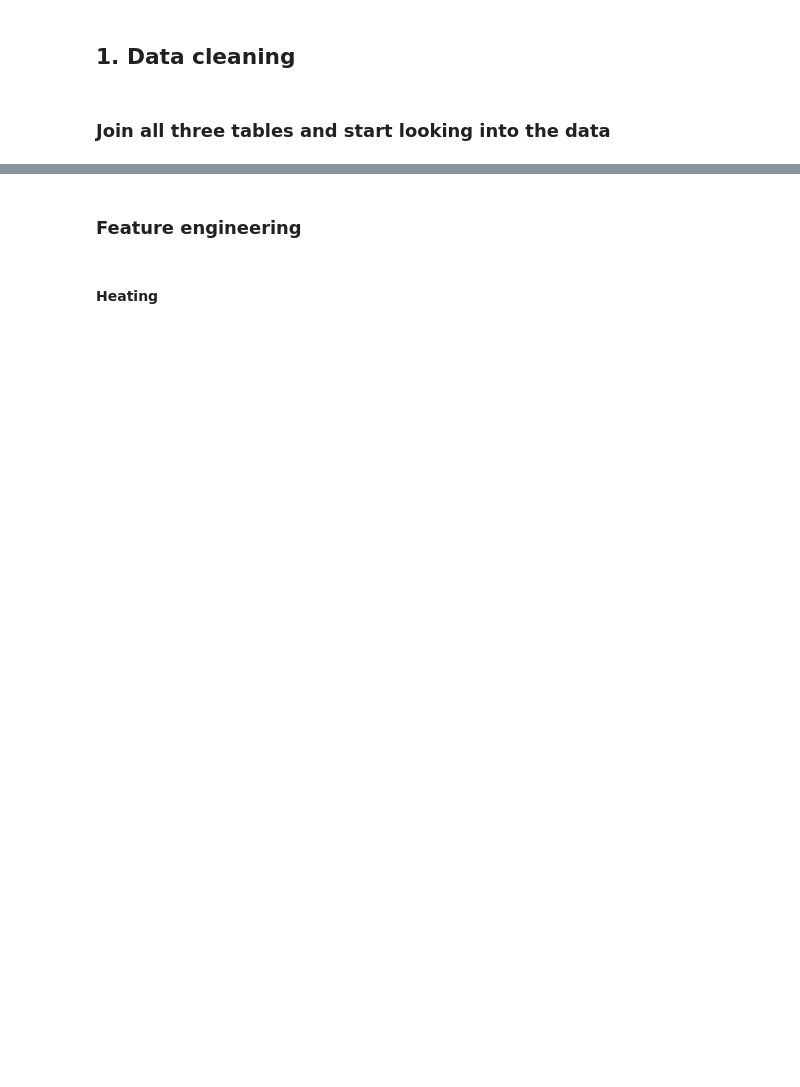
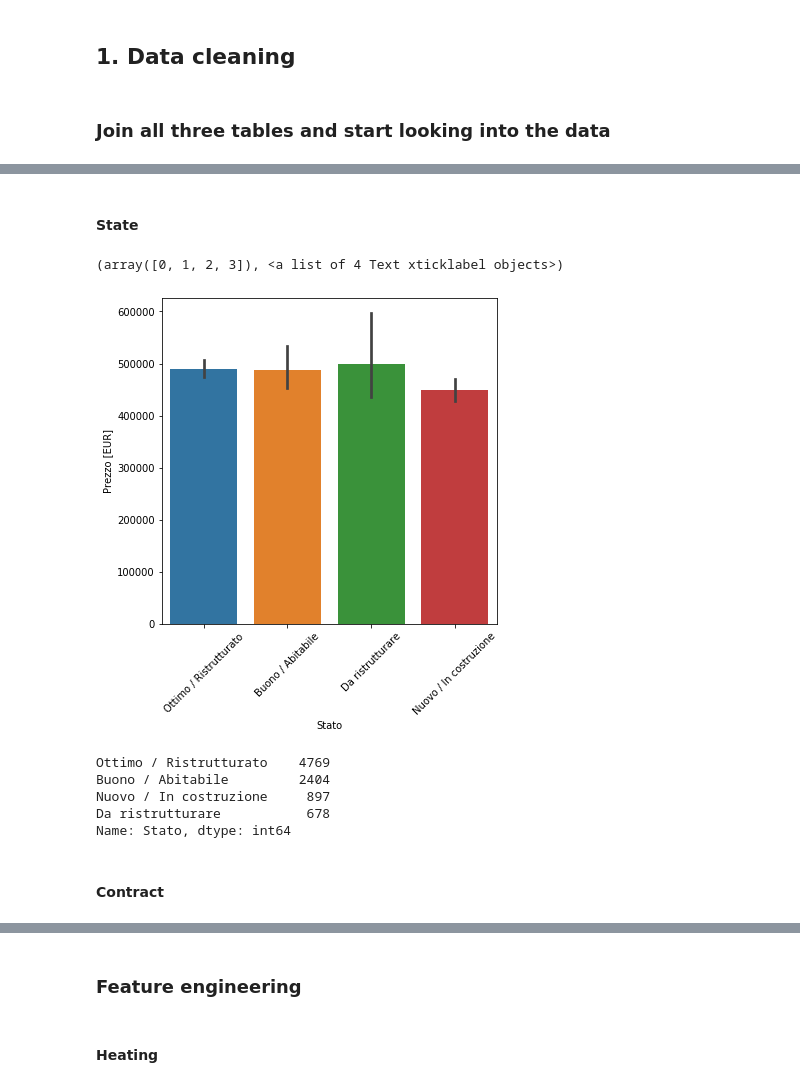
Before and after one commit to LazyEval/housing-prices-firenze, a Jupyter notebook: notebooks/1.0-LazyEval-data-cleaning.ipynb, the cells around one changed output, grey strips where cells are left out. Cells and saved outputs as stored; diff of their text form; code cells hidden in the pictures; blank space fills up the shorter version.

```diff
--- a/notebooks/1.0-LazyEval-data-cleaning.ipynb
+++ b/notebooks/1.0-LazyEval-data-cleaning.ipynb
@@ -155,0 +116,14 @@ df['Prezzo [EUR]'].mean()
+# %%
+def extract_area(row):
+    try:
+        if '\|' in row['Superficie']:
+            row['Superficie [m2]'] = float(re.search('(\d+\.?\d*)',
+                                                   row['Superficie'].split('\|')[1]).group(0).replace('.', ''))
+        else:
+            row['Superficie [m2]'] = float(re.search('(\d+\.?\d*)',
+                                                   row['Superficie']).group(0).replace('.', ''))
+    except TypeError:
+        pass
+    return row['Superficie [m2]']
+# %%
+df['Superficie [m2]'] = df.apply(extract_area, axis=1)
@@ -156,3 +155,22 @@ df['Prezzo [EUR]'].mean()
+# %%
+df.loc[df['Superficie [m2]'].idxmax(), 'Superficie [m2]'] = 240
 # %%
 # Drop entries without area
-df = df.dropna(subset=['Superficie [m2]'])
+#df = df.dropna(subset=['Superficie [m2]'])
+# %% [markdown]
+#### State
+# %%
+fig = plt.figure(figsize=(6, 6))
+sns.barplot(x=df['Stato'], y=df['Prezzo [EUR]'])
+plt.xticks(rotation=45)
+# %% [output]
+(array([0, 1, 2, 3]), <a list of 4 Text xticklabel objects>)
+[figure, added]
+# %%
+df['Stato'].value_counts()
+# %% [output]
+Ottimo / Ristrutturato    4769
+Buono / Abitabile         2404
+Nuovo / In costruzione     897
+Da ristrutturare           678
+Name: Stato, dtype: int64
@@ -159,3 +180,5 @@ df = df.dropna(subset=['Superficie [m2]'])
+# %% [markdown]
+#### Contract
 # %%
 # Looking into "Contratto": does it affect price?
 gb = df['Prezzo [EUR]'].groupby(df['Contratto']).agg('mean')
```
Also changed, not shown: parts of 71 cells of this notebook.
